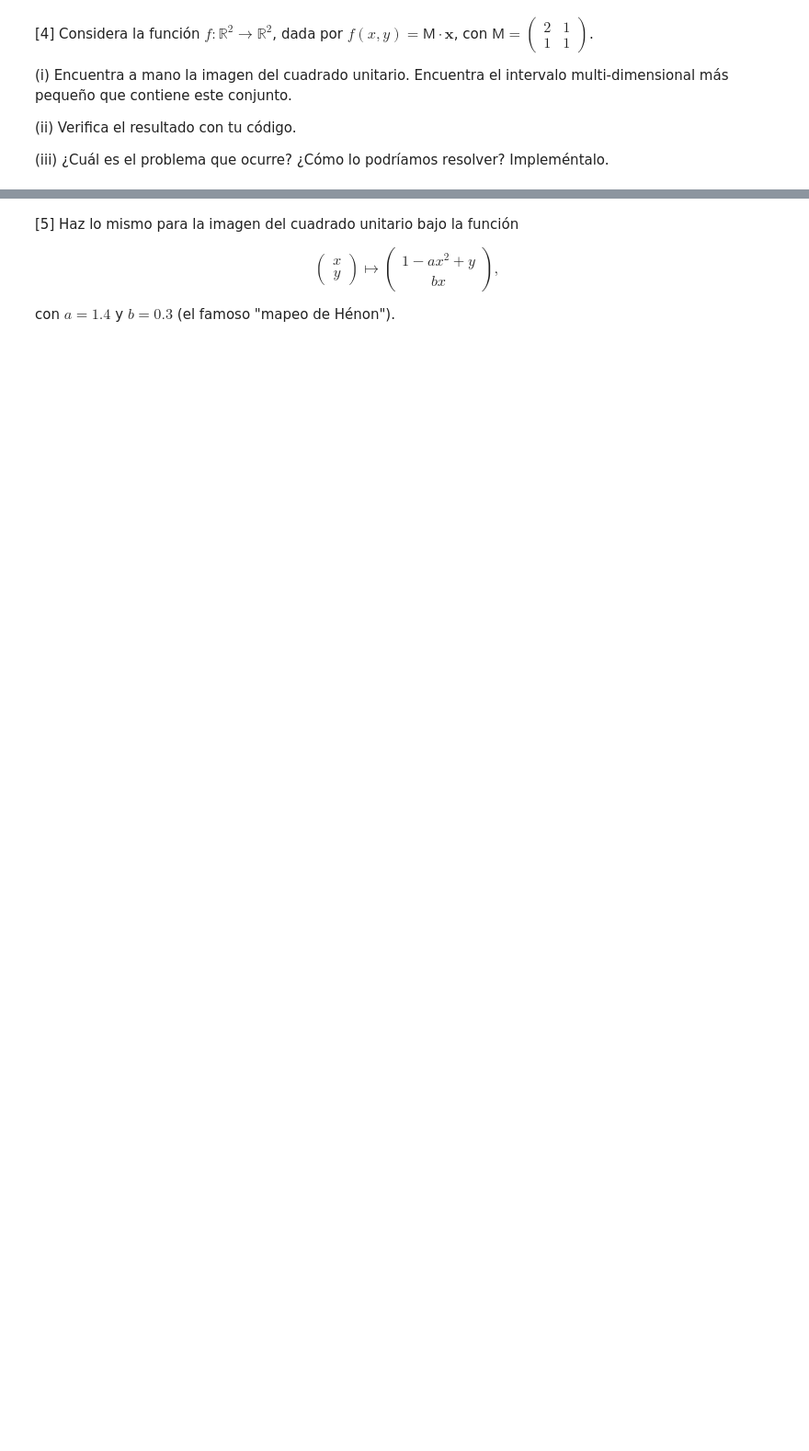
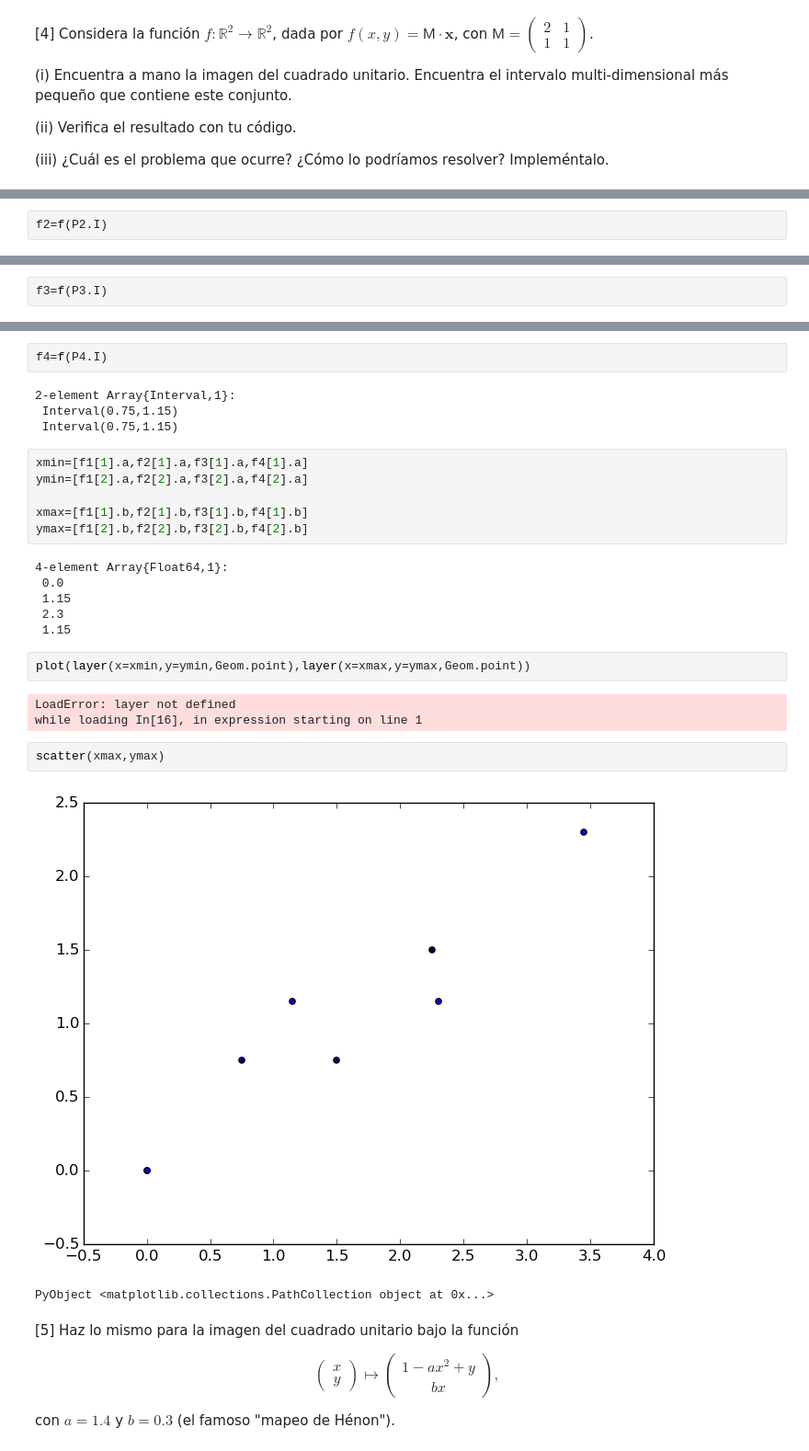
Before and after one commit to TigrisAltaica/Tareas, a Jupyter notebook: 11. Intervalos multi-dimensionales.ipynb, the cells around one changed output, grey strips where cells are left out. Shown at 92% size. Drawn from its saved outputs; the diff is of its cells as text; blank space fills up the shorter version.

```diff
--- a/11. Intervalos multi-dimensionales.ipynb
+++ b/11. Intervalos multi-dimensionales.ipynb
@@ -262,0 +172,2 @@ push!([Interval(1,-2)],Interval(6,5))
+# %%
+f2=f(P2.I)
@@ -262,0 +178,2 @@ push!([Interval(1,-2)],Interval(6,5))
+# %%
+f3=f(P3.I)
@@ -263,3 +184,31 @@ push!([Interval(1,-2)],Interval(6,5))
+# %%
+f4=f(P4.I)
+# %% [output]
+2-element Array{Interval,1}:
+ Interval(0.75,1.15)
+ Interval(0.75,1.15)
+# %%
+xmin=[f1[1].a,f2[1].a,f3[1].a,f4[1].a]
+ymin=[f1[2].a,f2[2].a,f3[2].a,f4[2].a]
+
+xmax=[f1[1].b,f2[1].b,f3[1].b,f4[1].b]
+ymax=[f1[2].b,f2[2].b,f3[2].b,f4[2].b]
+# %% [output]
+4-element Array{Float64,1}:
+ 0.0
+ 1.15
+ 2.3
+ 1.15
+# %%
+plot(layer(x=xmin,y=ymin,Geom.point),layer(x=xmax,y=ymax,Geom.point))
+# %% [output]
+LoadError: layer not defined
+while loading In[16], in expression starting on line 1
+# %%
+scatter(xmax,ymax)
+# %% [output]
+[figure, added]
+PyObject <matplotlib.collections.PathCollection object at 0x...>
 # %% [markdown]
 [5] Haz lo mismo para la imagen del cuadrado unitario bajo la función
 
```
Also changed, not shown: parts of 50 cells of this notebook, 1 other file.
